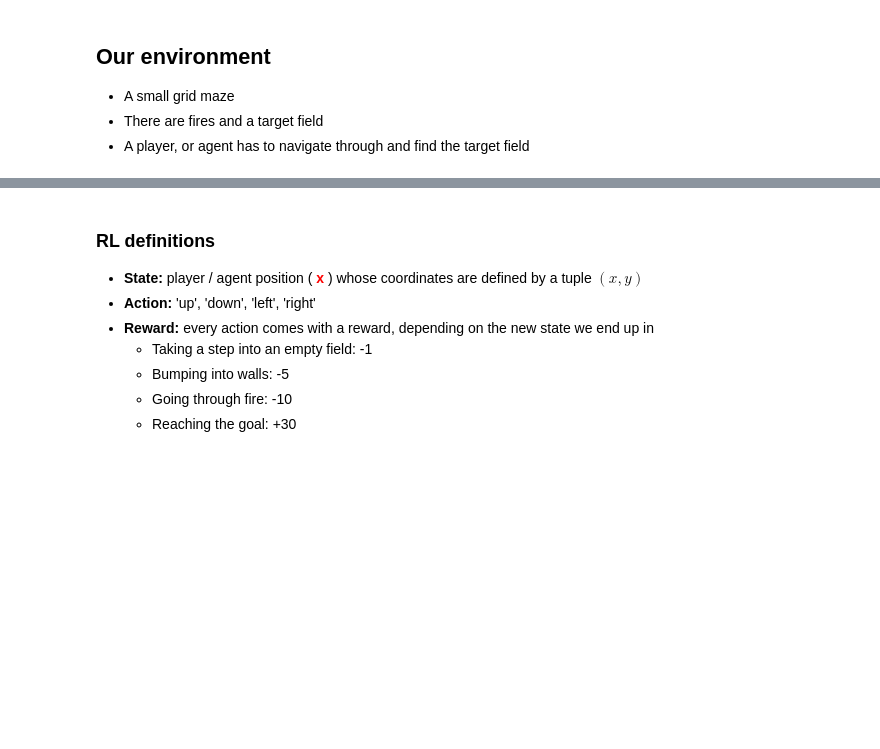
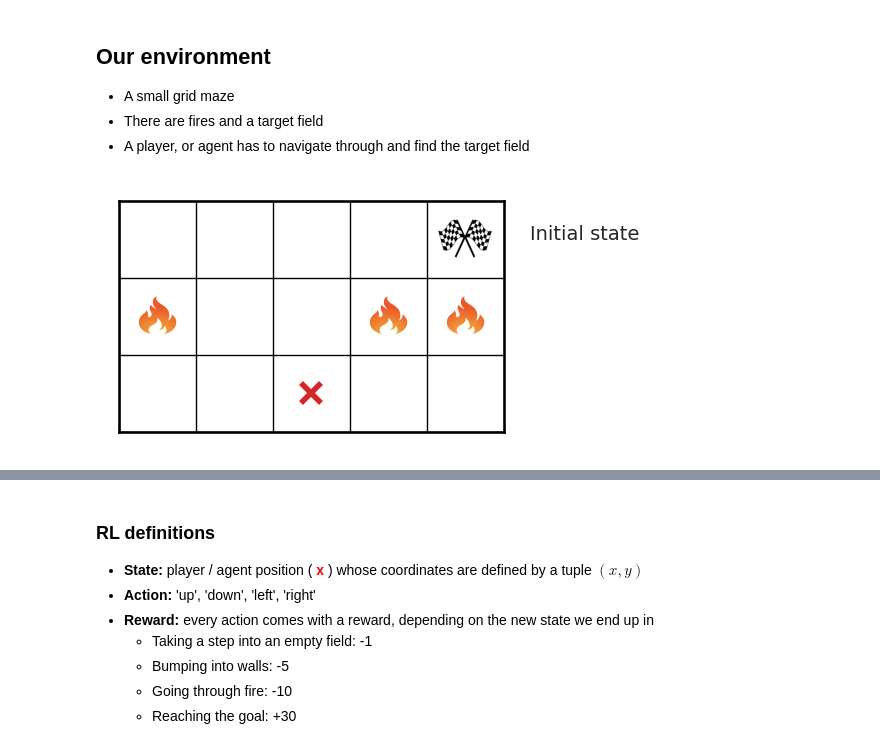
Before and after one commit to aoeftiger/TUDa-NMAP-11, a Jupyter notebook: lecture.ipynb, the cells around one changed output, grey strips where cells are left out. Saved outputs shown, nothing was run; the diff lists cells and outputs as text; code cells hidden in the pictures; blank space fills up the shorter version.

```diff
--- a/lecture.ipynb
+++ b/lecture.ipynb
@@ -214,7 +214,9 @@ from scipy.constants import m_p, e, c
 # %%
 from qlearning.core import Maze
 
 env = Maze(height=3, width=5)
-env.plot();
+env.plot(title='Initial state');
+# %% [output]
+[figure, added]
 # %%
 # Take some actions
```
Also changed, not shown: parts of 29 cells of this notebook.
